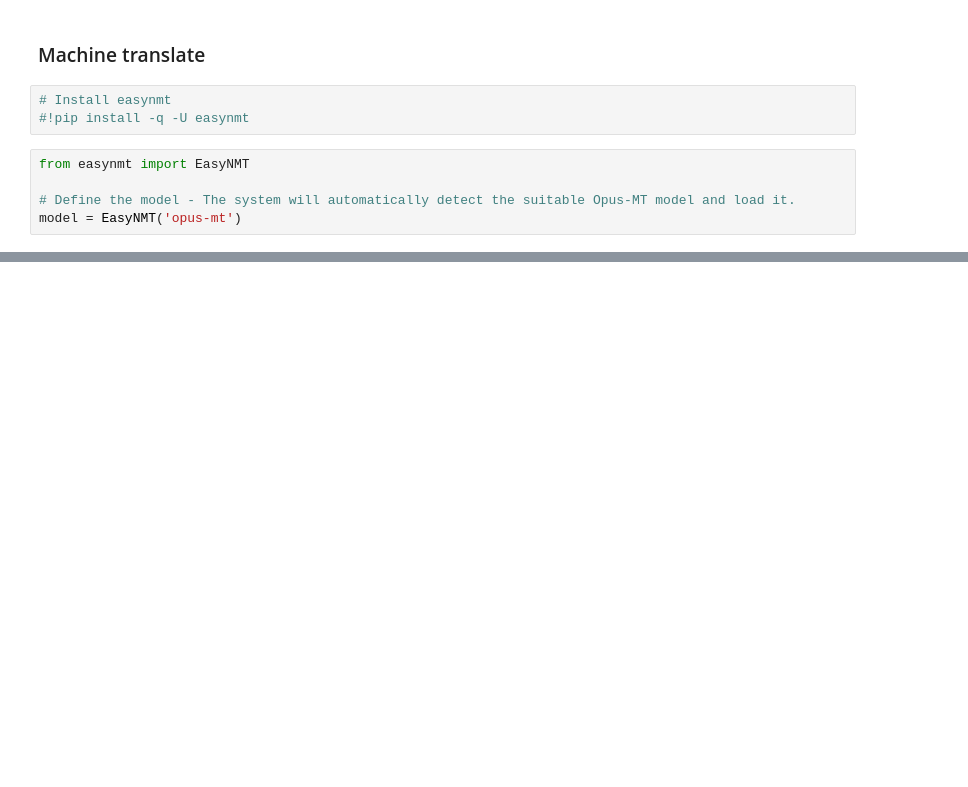
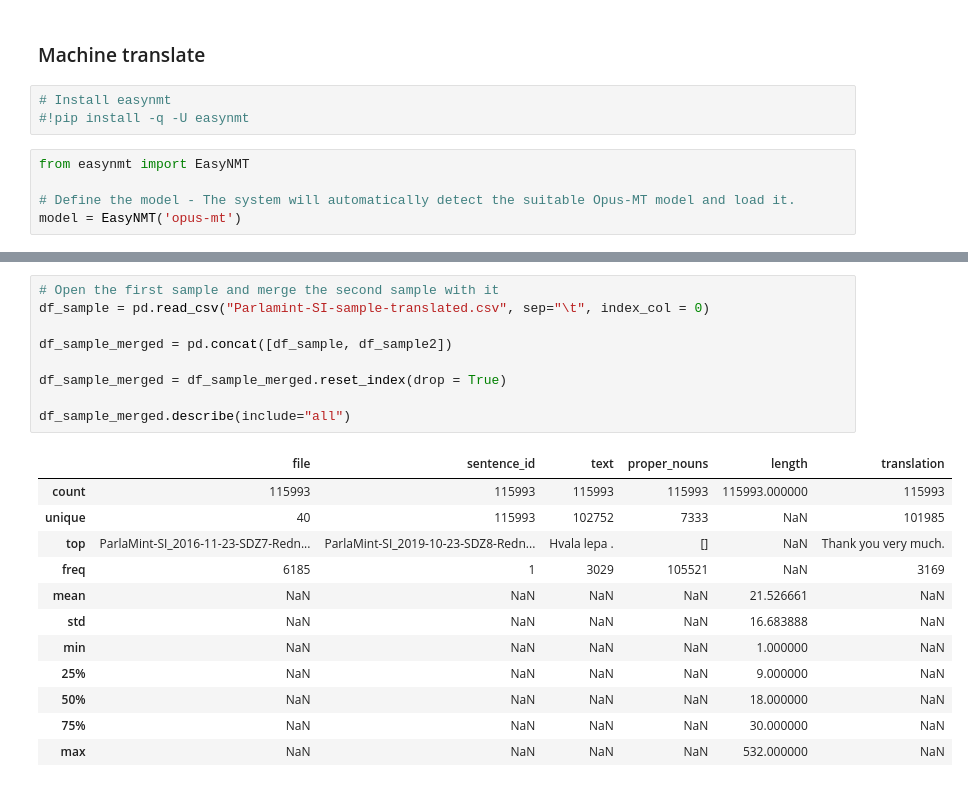
Before and after one commit to TajaKuzman/Parlamint-translation, a Jupyter notebook: 1-Prepare-and-translate-data.ipynb, the cells around one changed output, grey strips where cells are left out. Drawn from its saved outputs; the diff is of its cells as text; blank space fills up the shorter version.

```diff
--- a/1-Prepare-and-translate-data.ipynb
+++ b/1-Prepare-and-translate-data.ipynb
@@ -311,0 +352,22 @@ The sample which consists of 11750 sentences and 23,516,095 words (3 files) was
+# %%
+# Open the first sample and merge the second sample with it
+df_sample = pd.read_csv("Parlamint-SI-sample-translated.csv", sep="\t", index_col = 0)
+
+df_sample_merged = pd.concat([df_sample, df_sample2])
+
+df_sample_merged = df_sample_merged.reset_index(drop = True)
+
+df_sample_merged.describe(include="all")
+# %% [output]
+|  | file | sentence_id | text | proper_nouns | length | translation |
+| count | 115993 | 115993 | 115993 | 115993 | 115993.000000 | 115993 |
+| unique | 40 | 115993 | 102752 | 7333 | NaN | 101985 |
+| top | ParlaMint-SI_2016-11-23-SDZ7-Redn... | ParlaMint-SI_2019-10-23-SDZ8-Redn... | Hvala lepa . | [] | NaN | Thank you very much. |
+| freq | 6185 | 1 | 3029 | 105521 | NaN | 3169 |
+| mean | NaN | NaN | NaN | NaN | 21.526661 | NaN |
+| std | NaN | NaN | NaN | NaN | 16.683888 | NaN |
+| min | NaN | NaN | NaN | NaN | 1.000000 | NaN |
+| 25% | NaN | NaN | NaN | NaN | 9.000000 | NaN |
+| 50% | NaN | NaN | NaN | NaN | 18.000000 | NaN |
+| 75% | NaN | NaN | NaN | NaN | 30.000000 | NaN |
+| max | NaN | NaN | NaN | NaN | 532.000000 | NaN |
```
Also changed, not shown: parts of 12 cells of this notebook, 5 other files.
